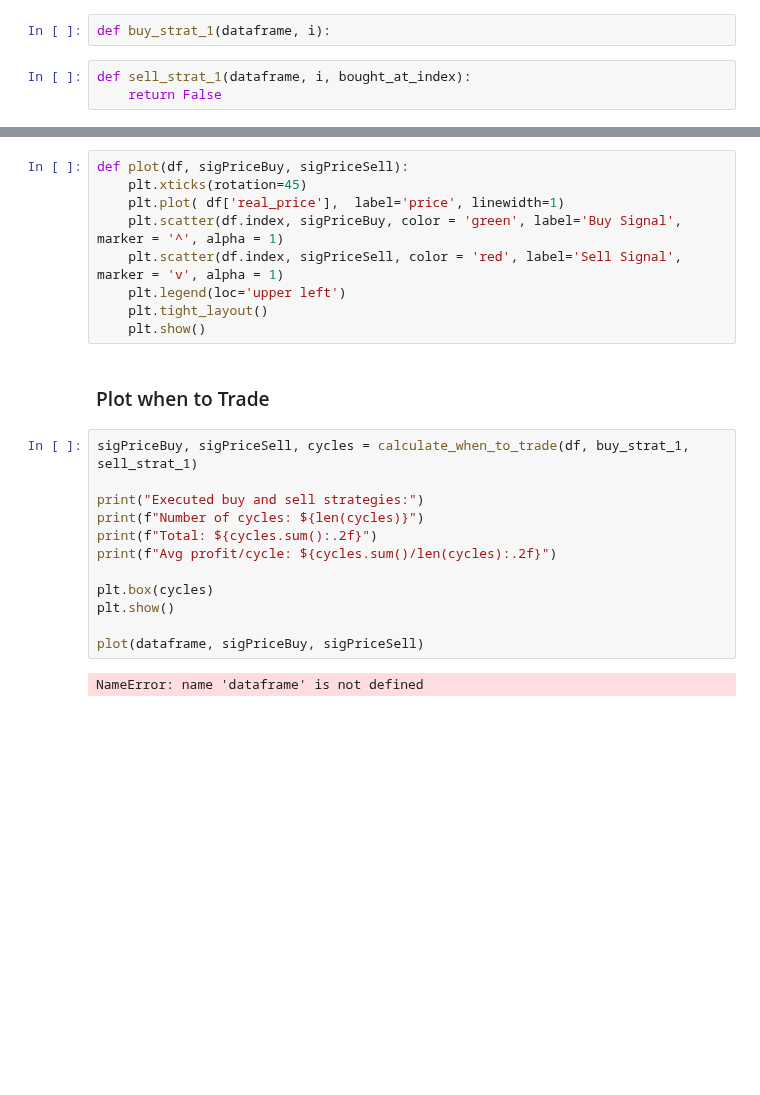
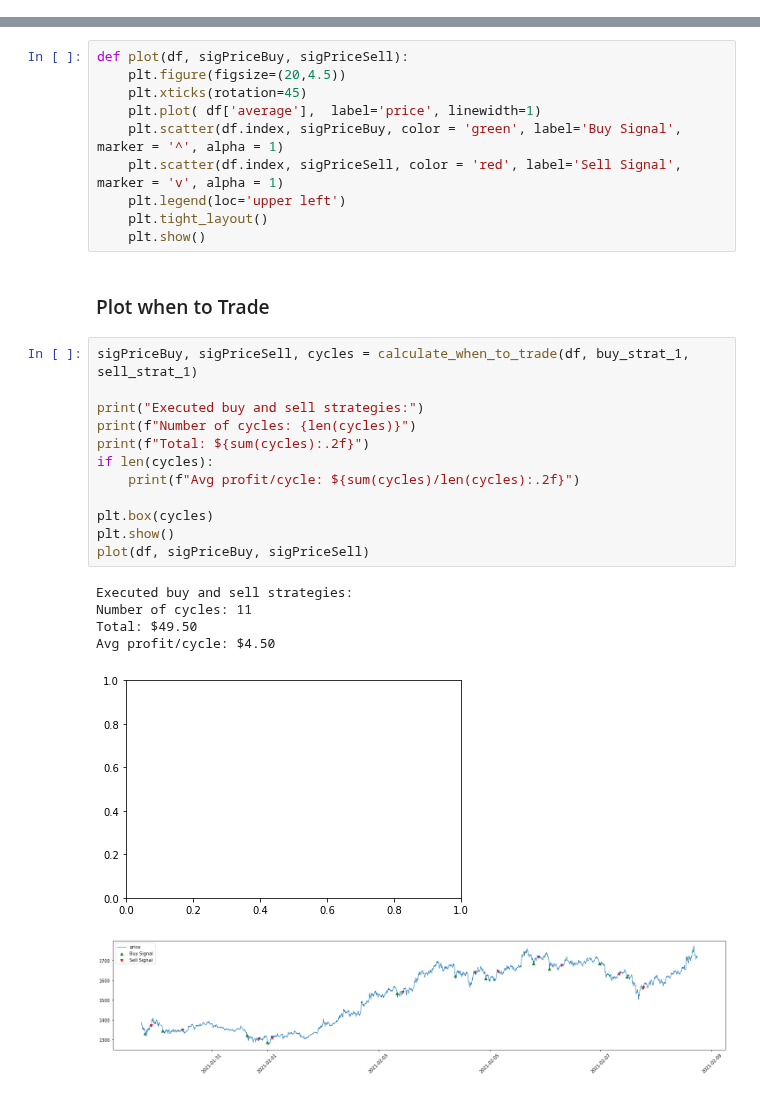
Before and after one commit to jsngalloway/night-trader, a Jupyter notebook: notebooks/indicators/indicor.ipynb, the cells around one changed output, grey strips where cells are left out. Saved outputs shown, nothing was run; the diff lists cells and outputs as text; blank space fills up the shorter version.

Commit message:
created strategy division

```diff
--- a/notebooks/indicators/indicor.ipynb
+++ b/notebooks/indicators/indicor.ipynb
@@ -69,5 +65,0 @@ def calculate_indicators(dataframe):
-# %%
-def buy_strat_1(dataframe, i):
-# %%
-def sell_strat_1(dataframe, i, bought_at_index):
-    return False
@@ -106,8 +108,9 @@ def calculate_when_to_trade(dataframe, sell_function, buy_function):
     return (sigPriceBuy, sigPriceSell, cycles)
 # %%
 def plot(df, sigPriceBuy, sigPriceSell):
+    plt.figure(figsize=(20,4.5))
     plt.xticks(rotation=45)
-    plt.plot( df['real_price'],  label='price', linewidth=1)
+    plt.plot( df['average'],  label='price', linewidth=1)
     plt.scatter(df.index, sigPriceBuy, color = 'green', label='Buy Signal', marker = '^', alpha = 1)
     plt.scatter(df.index, sigPriceSell, color = 'red', label='Sell Signal', marker = 'v', alpha = 1)
     plt.legend(loc='upper left')
@@ -118,14 +121,19 @@ def plot(df, sigPriceBuy, sigPriceSell):
 # %%
 sigPriceBuy, sigPriceSell, cycles = calculate_when_to_trade(df, buy_strat_1, sell_strat_1)
 
 print("Executed buy and sell strategies:")
-print(f"Number of cycles: ${len(cycles)}")
-print(f"Total: ${cycles.sum():.2f}")
-print(f"Avg profit/cycle: ${cycles.sum()/len(cycles):.2f}")
+print(f"Number of cycles: {len(cycles)}")
+print(f"Total: ${sum(cycles):.2f}")
+if len(cycles):
+    print(f"Avg profit/cycle: ${sum(cycles)/len(cycles):.2f}")
 
 plt.box(cycles)
 plt.show()
-
-plot(dataframe, sigPriceBuy, sigPriceSell)
+plot(df, sigPriceBuy, sigPriceSell)
 # %% [output]
-NameError: name 'dataframe' is not defined
+Executed buy and sell strategies:
+Number of cycles: 11
+Total: $49.50
+Avg profit/cycle: $4.50
+[figure, added]
+[figure, added]
```
Also changed, not shown: parts of 10 cells of this notebook, 5 other files.
